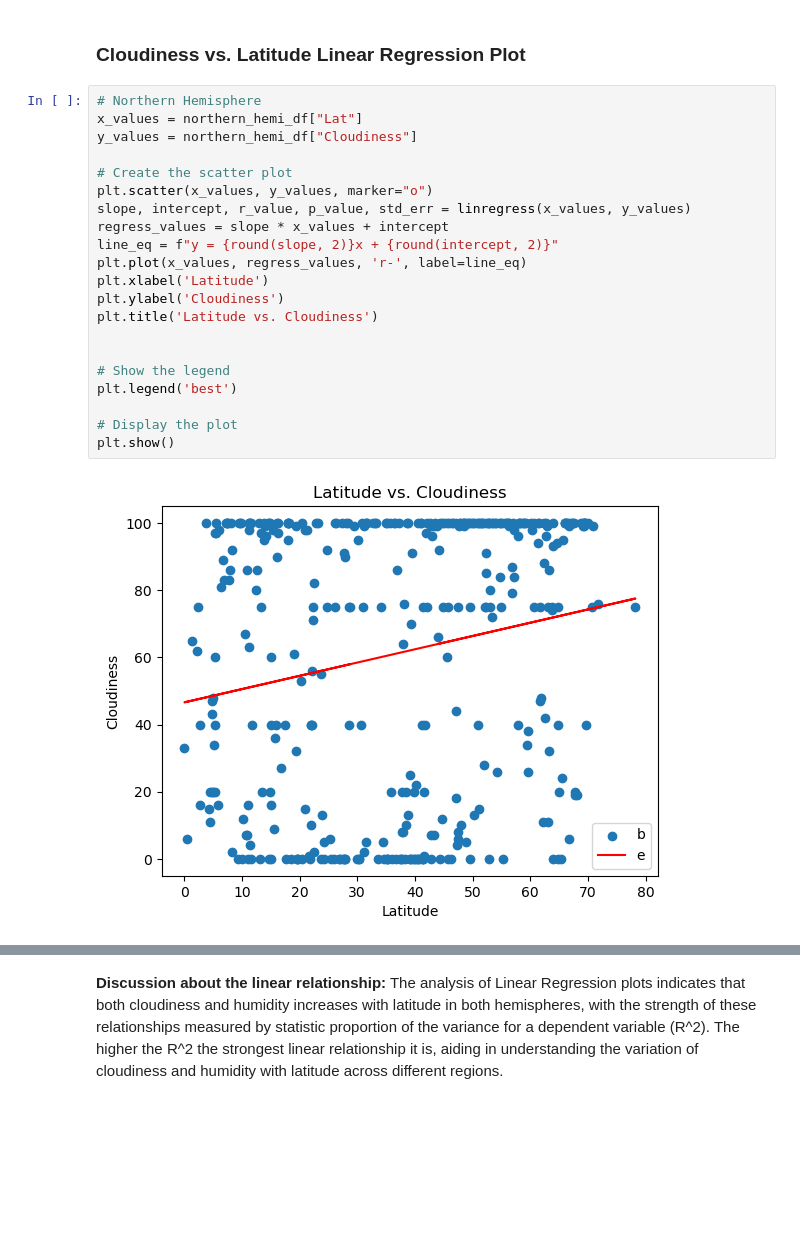
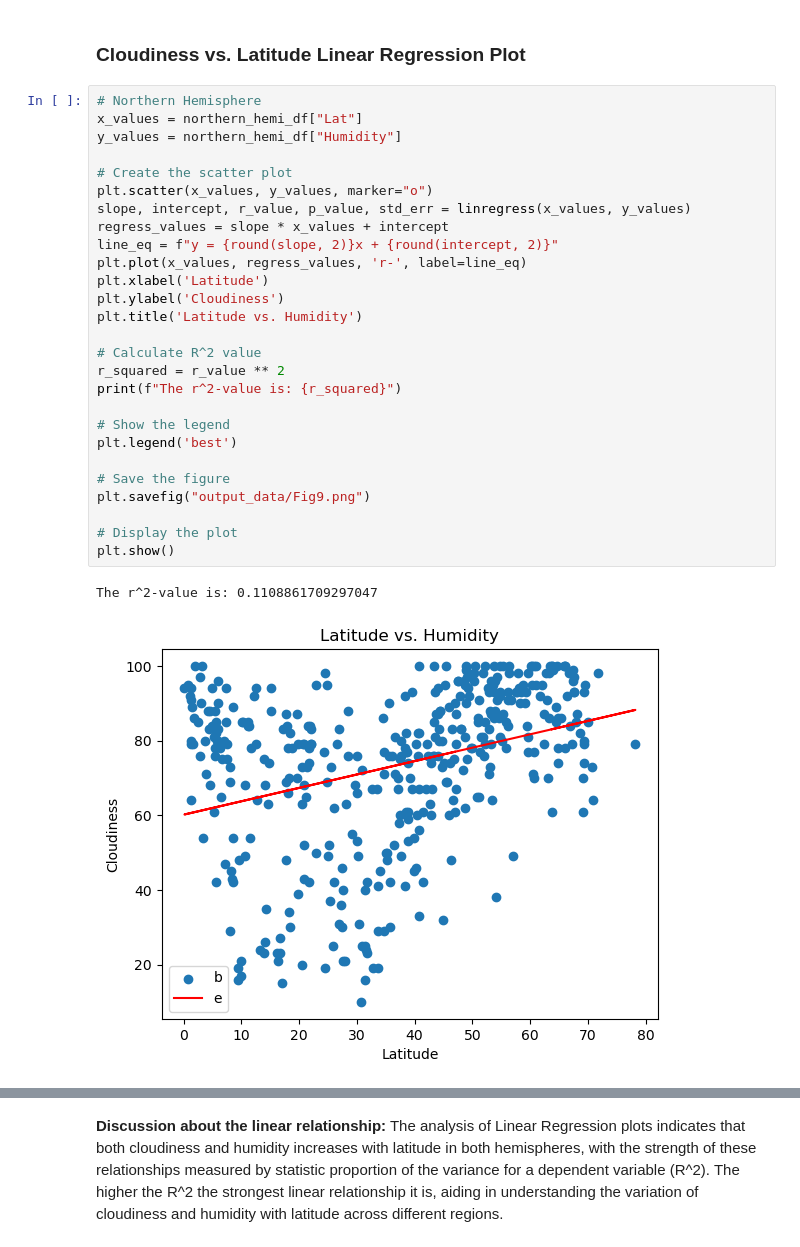
Before and after one commit to Melisa-Hodzic/python-api-challenge, a Jupyter notebook: WeatherPy/WeatherPy.ipynb, the cells around one changed output, grey strips where cells are left out. Cells and saved outputs as stored; diff of their text form; blank space fills up the shorter version.

```diff
--- a/WeatherPy/WeatherPy.ipynb
+++ b/WeatherPy/WeatherPy.ipynb
@@ -419,26 +449,33 @@ plt.show()
 # %%
 # Northern Hemisphere
 x_values = northern_hemi_df["Lat"]
-y_values = northern_hemi_df["Cloudiness"]
+y_values = northern_hemi_df["Humidity"]
 
 # Create the scatter plot
 plt.scatter(x_values, y_values, marker="o")
 slope, intercept, r_value, p_value, std_err = linregress(x_values, y_values)
 regress_values = slope * x_values + intercept
 line_eq = f"y = {round(slope, 2)}x + {round(intercept, 2)}"
 plt.plot(x_values, regress_values, 'r-', label=line_eq)
 plt.xlabel('Latitude')
 plt.ylabel('Cloudiness')
-plt.title('Latitude vs. Cloudiness')
+plt.title('Latitude vs. Humidity')
 
+# Calculate R^2 value
+r_squared = r_value ** 2
+print(f"The r^2-value is: {r_squared}")
 
 # Show the legend
 plt.legend('best')
 
+# Save the figure
+plt.savefig("output_data/Fig9.png")
+
 # Display the plot
 plt.show()
 # %% [output]
+The r^2-value is: 0.1108861709297047
-[figure, old version]
+[figure, new version]
 # %%
 # Southern Hemisphere
 x_values = southern_hemi_df["Lat"]
```
Also changed, not shown: parts of 22 cells of this notebook, 16 other files.
